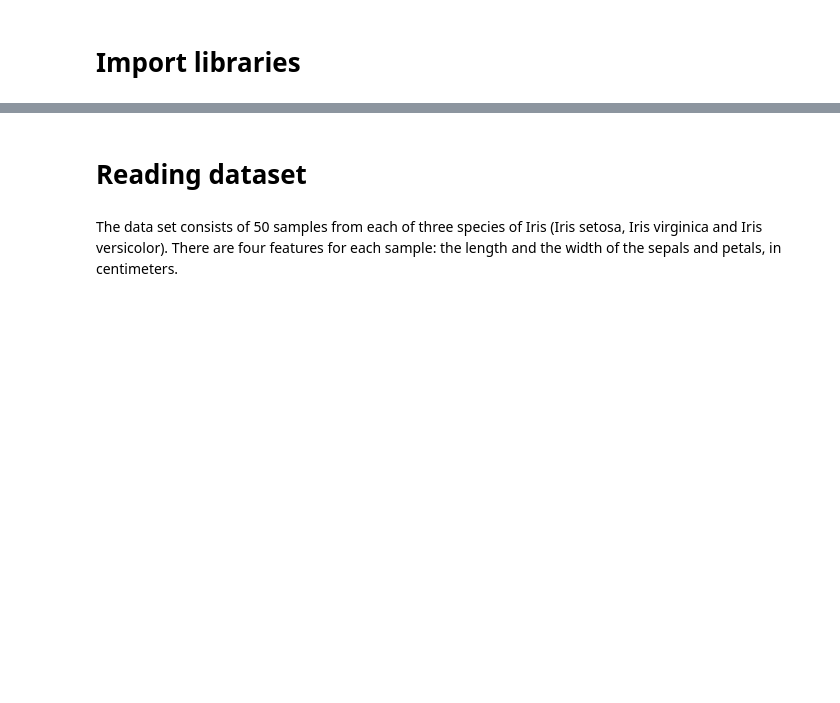
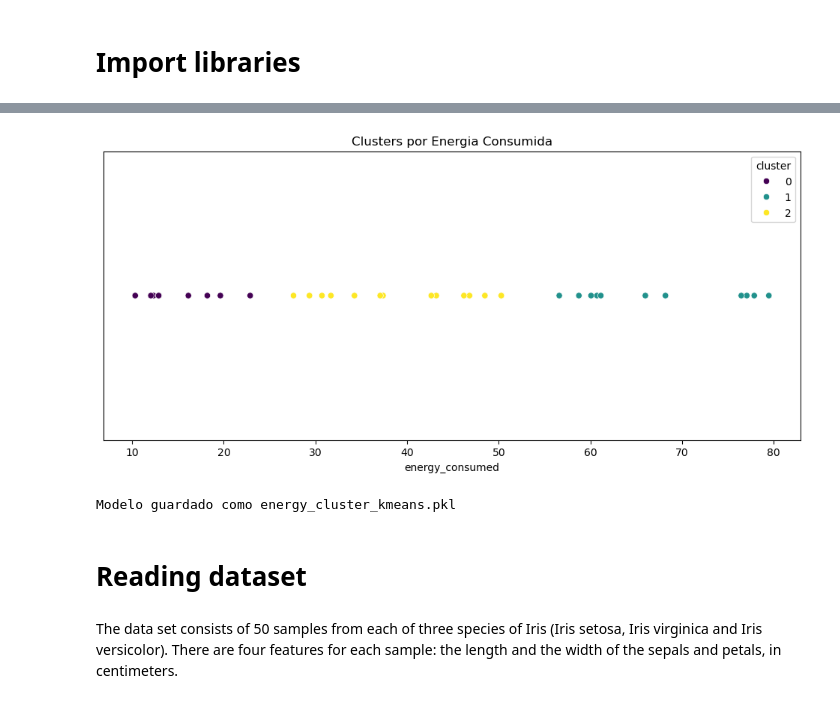
Before and after one commit to pedrorosa3/Projeto1-IoT-portatil, a Jupyter notebook: Projeto-IoT/cloud-Infrastructure-projeto/data/k_means_Iris.ipynb, the cells around one changed output, grey strips where cells are left out. Drawn from its saved outputs; the diff is of its cells as text; code cells hidden in the pictures; blank space fills up the shorter version.

```diff
--- a/Projeto-IoT/cloud-Infrastructure-projeto/data/k_means_Iris.ipynb
+++ b/Projeto-IoT/cloud-Infrastructure-projeto/data/k_means_Iris.ipynb
@@ -8,0 +98,8 @@ import plotly.graph_objects as go
+# %%
+# ==========================
+# 5. TREINAR KMEANS DEFINITIVO
+# ==========================
+kmeans = KMeans(n_clusters=3, random_state=42)
+df["cluster"] = kmeans.fit_predict(X)
+
+df.head(10)
@@ -9,3 +118,22 @@ import plotly.graph_objects as go
+# %%
+# ==========================
+# 6. VISUALIZAÇÃO DOS CLUSTERS
+# ==========================
+plt.figure(figsize=(12,5))
+sns.scatterplot(data=df, x="energy_consumed", y=[0]*len(df), hue="cluster", palette="viridis")
+plt.title("Clusters por Energia Consumida")
+plt.yticks([])
+plt.show()
+# %% [output]
+[figure, added]
+# %%
+# ==========================
+# 7. GUARDAR MODELO
+# ==========================
+joblib.dump(kmeans, "energy_cluster_kmeans.pkl")
+print("Modelo guardado como energy_cluster_kmeans.pkl")
+# %% [output]
+Modelo guardado como energy_cluster_kmeans.pkl
 # %% [markdown]
 # Reading dataset
 # %% [markdown]
```
Also changed, not shown: parts of 8 cells of this notebook, 41 other files.
